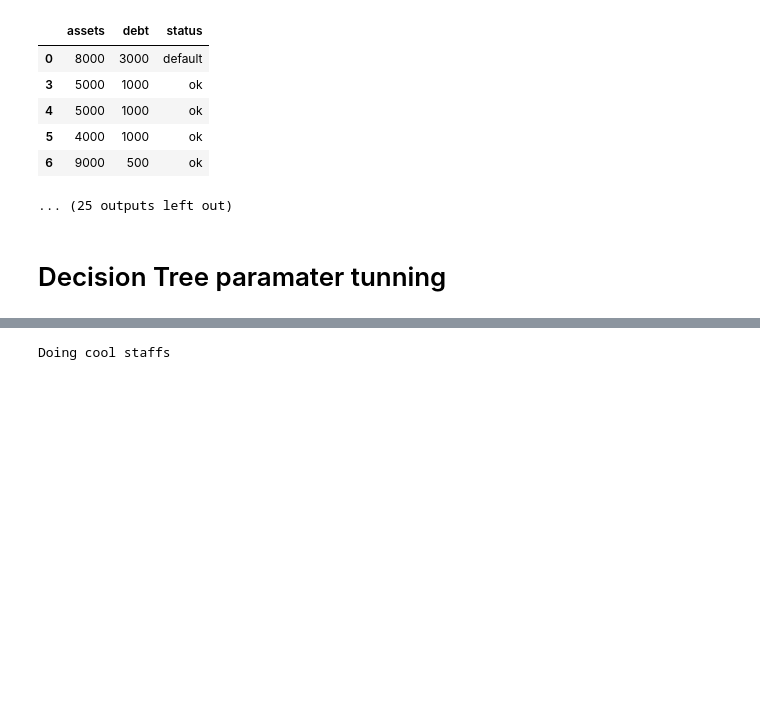
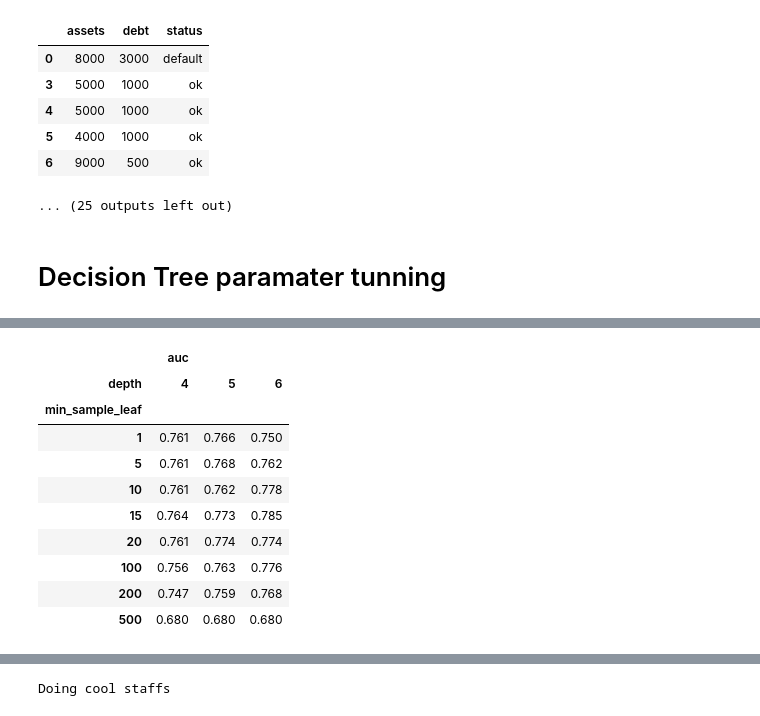
Before and after one commit to Micky373/ml_zoomcamp, a Jupyter notebook: week_6/credit_risk.ipynb, the cells around one changed output, grey strips where cells are left out. Cells and saved outputs as stored; diff of their text form; code cells hidden in the pictures; blank space fills up the shorter version.

```diff
--- a/week_6/credit_risk.ipynb
+++ b/week_6/credit_risk.ipynb
@@ -537,0 +606,15 @@ Name: status, dtype: float64
+# %%
+df_scores_pivot = df_scores.pivot(index = 'min_sample_leaf',columns = ['depth'],values=['auc'])
+df_scores_pivot.round(3)
+# %% [output]
+|  | auc |  |  |
+| depth | 4 | 5 | 6 |
+| min_sample_leaf |  |  |  |
+| 1 | 0.761 | 0.766 | 0.750 |
+| 5 | 0.761 | 0.768 | 0.762 |
+| 10 | 0.761 | 0.762 | 0.778 |
+| 15 | 0.764 | 0.773 | 0.785 |
+| 20 | 0.761 | 0.774 | 0.774 |
+| 100 | 0.756 | 0.763 | 0.776 |
+| 200 | 0.747 | 0.759 | 0.768 |
+| 500 | 0.680 | 0.680 | 0.680 |
```
Also changed, not shown: parts of 7 cells of this notebook.
